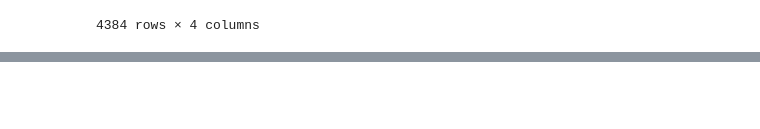
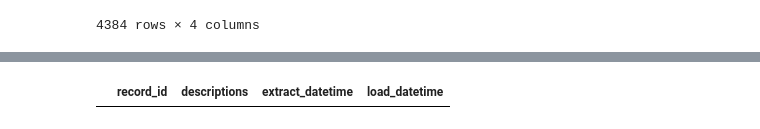
Before and after one commit to PabloDeAlbu/kedro-scholar, a Jupyter notebook: notebooks/sources/oai/02_load/oai_load_records.ipynb, the cells around one changed output, grey strips where cells are left out. Drawn from its saved outputs; the diff is of its cells as text; code cells hidden in the pictures; blank space fills up the shorter version.

Commit message:
Agrego creators, descriptions y formats para load de records de oai

```diff
--- a/notebooks/sources/oai/02_load/oai_load_records.ipynb
+++ b/notebooks/sources/oai/02_load/oai_load_records.ipynb
@@ -93,3 +103,6 @@ df_record_creators
 | 4382 | oai:ri.conicet.gov.ar:11336/124798 | Ferrer, Evelina Gloria | 2025-12-05 00:00:00+00:00 | 2025-12-07 |
 | 4383 | oai:ri.conicet.gov.ar:11336/124798 | Williams, Patricia Ana María | 2025-12-05 00:00:00+00:00 | 2025-12-07 |
 4384 rows × 4 columns
+# %%
+df_record_descriptions
+# %% [output]
@@ -96,3 +110,4 @@ df_record_creators
+|  | record_id | descriptions | extract_datetime | load_datetime |
 # %%
 df_record_types
 # %% [output]
```
Also changed, not shown: parts of 5 cells of this notebook, 1 other file.
